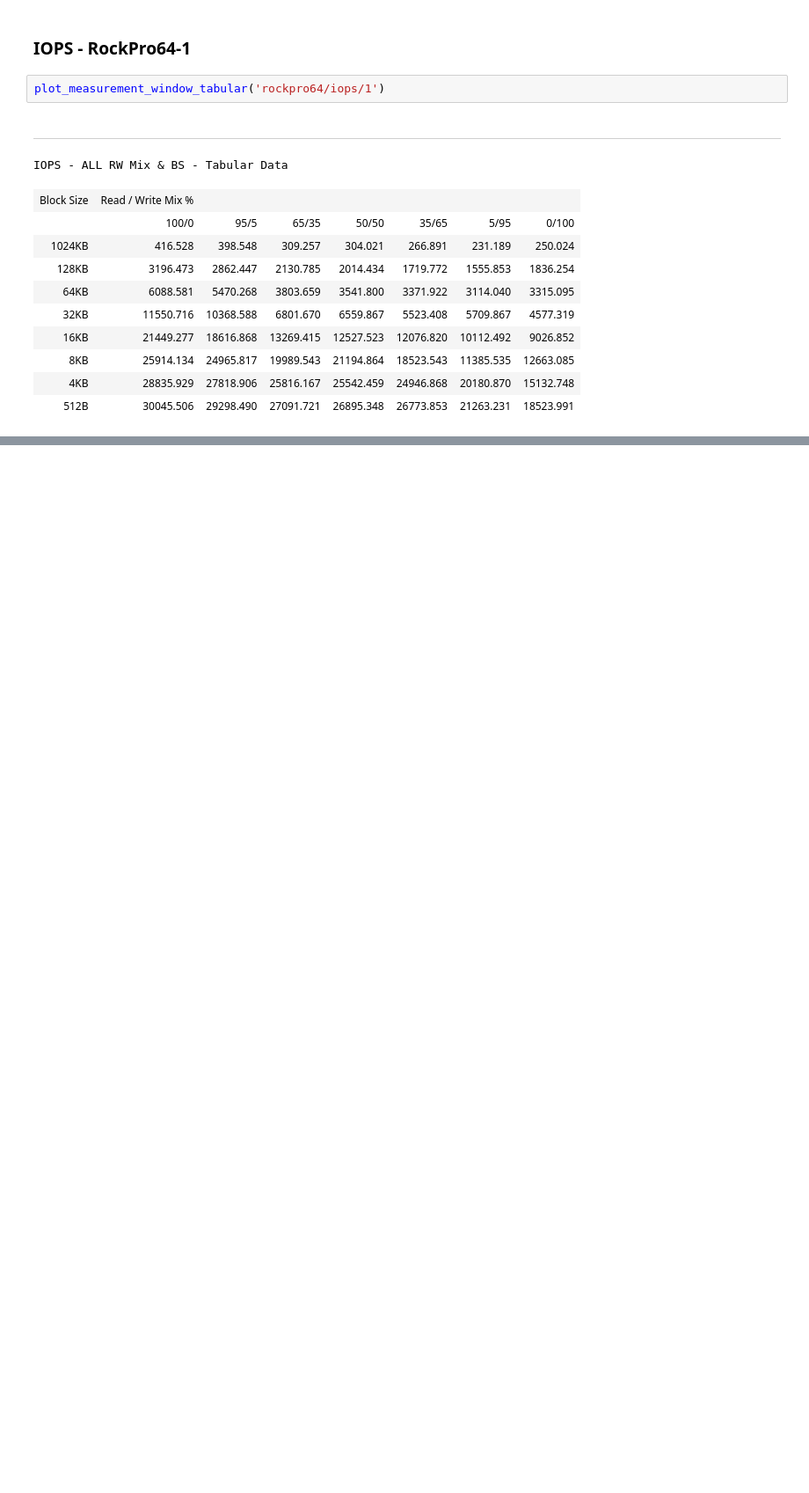
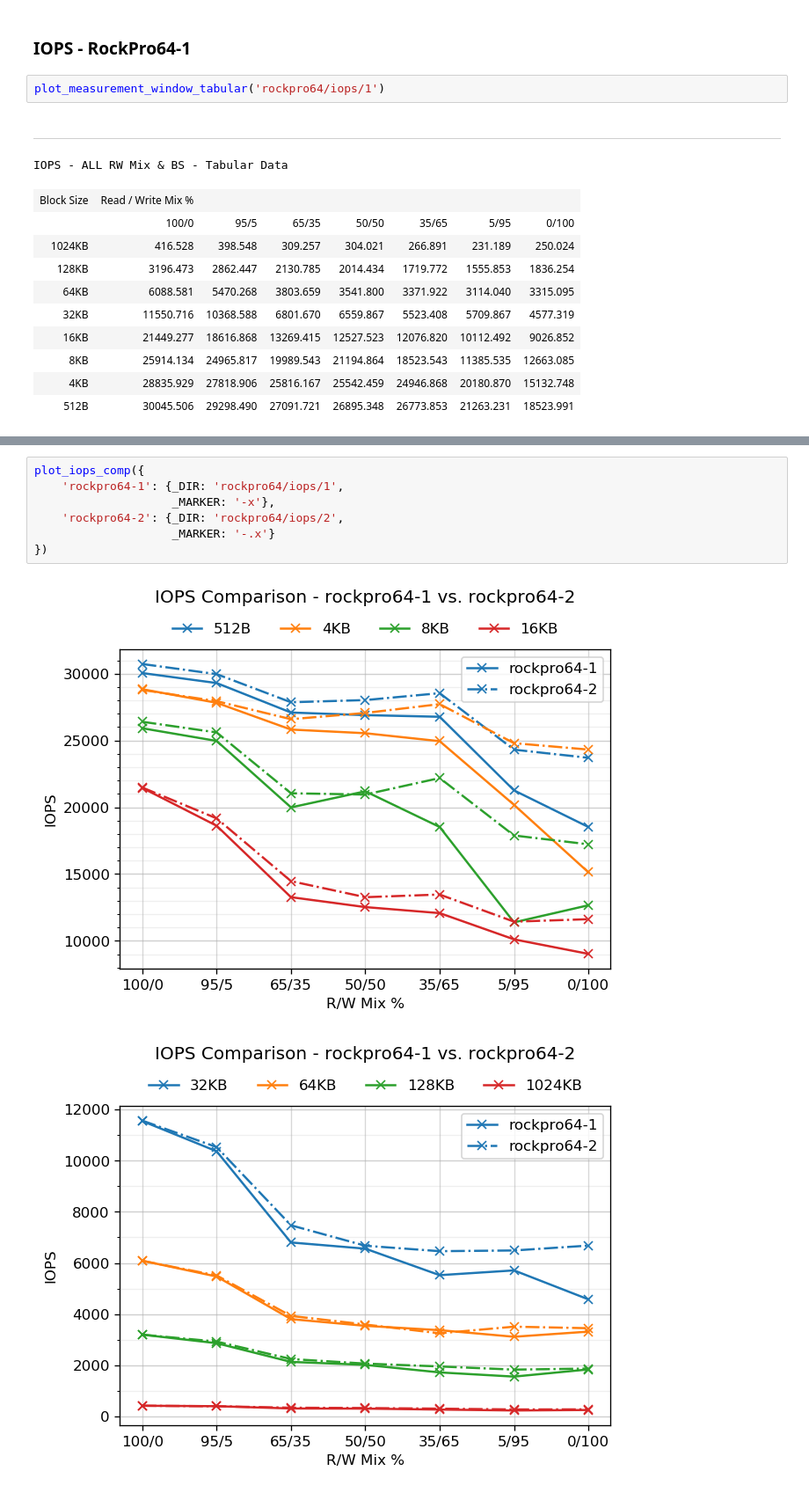
Before and after one commit to ljishen/SSSPT, a Jupyter notebook: analysis/notebooks/iops_comparison.ipynb, the cells around one changed output, grey strips where cells are left out. Shown: that part at 88% size. Drawn from its saved outputs; the diff is of its cells as text; blank space fills up the shorter version.

```diff
--- a/analysis/notebooks/iops_comparison.ipynb
+++ b/analysis/notebooks/iops_comparison.ipynb
@@ -38,0 +127,10 @@ IOPS - ALL RW Mix & BS - Tabular Data
+# %%
+plot_iops_comp({
+    'rockpro64-1': {_DIR: 'rockpro64/iops/1',
+                    _MARKER: '-x'},
+    'rockpro64-2': {_DIR: 'rockpro64/iops/2',
+                    _MARKER: '-.x'}
+})
+# %% [output]
+[figure, added]
+[figure, added]
```
Also changed, not shown: parts of 6 cells of this notebook, 2 other files.
